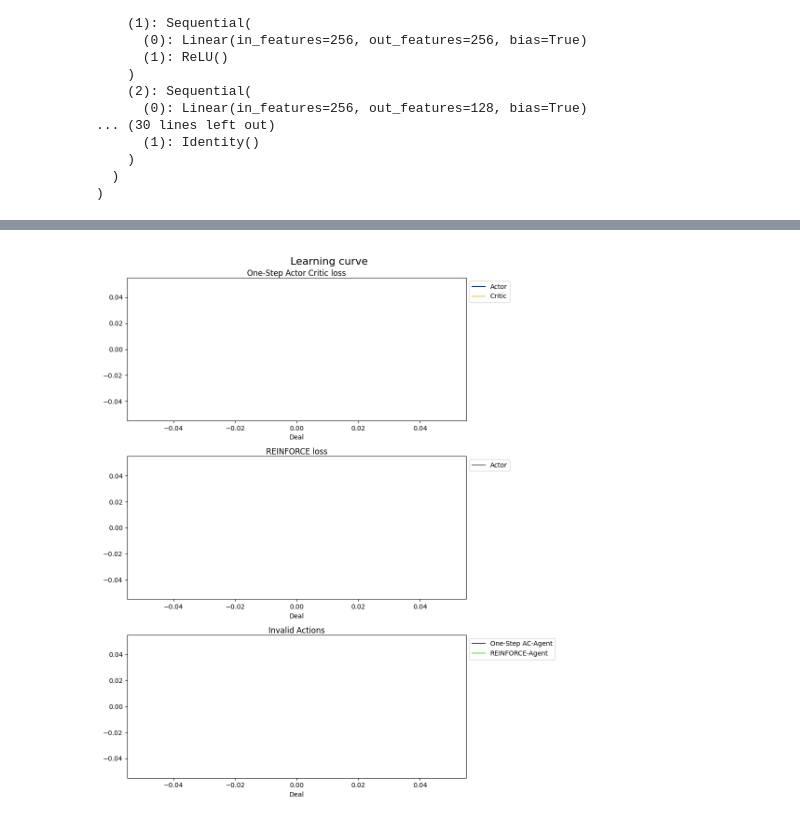
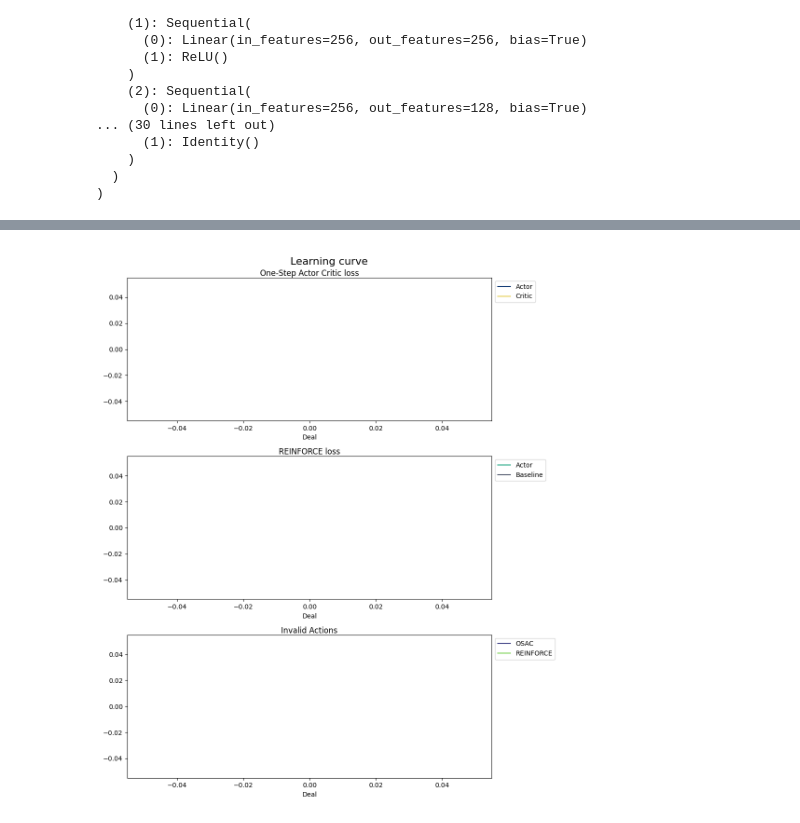
Before and after one commit to k-chr/CardGame, a Jupyter notebook: training.ipynb, the cells around one changed output, grey strips where cells are left out. Cells and saved outputs as stored; diff of their text form; code cells hidden in the pictures.

```diff
--- a/training.ipynb
+++ b/training.ipynb
@@ -74,6 +74,9 @@ class RandomPlayer(Player):
         pass
 # %%
 min_loss = float('inf')
+min_loss_baseline = float('inf')
 min_loss_actor = float('inf')
 min_loss_critic = float('inf')
+min_loss_actor_ppo = float('inf')
+min_loss_critic_ppo = float('inf')
 # %%
@@ -103 +124,5 @@ def plot_invalid_actions(invalid_actions_count: int, agent: Union[REINFORCEAgent
     plot.update({'Invalid Actions':{name:invalid_actions_count}})
+# %%
+ppo_agent = PPOAgent(128, False, 1e-4, 1e-4, gamma=0.99, lambda_gae=0.95, update_interval=10, entropy_coeff=0.01, actor_layers=[256, 256, 128, 64], critic_layers=[256, 256, 128, 64])
+players = [ppo_agent.spawn_worker() for _ in range(3)]
+game = CardGame(ppo_agent, *players, full_deck=False, display=False)
@@ -103,0 +149,17 @@ def plot_invalid_actions(invalid_actions_count: int, agent: Union[REINFORCEAgent
+# %%
+loop = tqdm(range(10000), desc="Episodes", position=0)
+plot = LearningCurvePlot(plot_names=['PPO loss', "Invalid Actions"],
+                         line_names={'PPO loss':['Actor', 'Critic'] , 'Invalid Actions':['PPO']},
+                         line_colors={'PPO loss':[cividis(0.1), cividis(0.9)], 'Invalid Actions':[viridis(0.8)]},
+                         x_label='Deal')
+ppo_agent.set_loss_callback(lambda x: plot_loss_ppo(x, ppo_agent, plot))
+ppo_agent.set_invalid_actions_callback(lambda x: plot_invalid_actions(x, ppo_agent, plot))
+
+async def learn():
+    await asyncio.sleep(1)
+    for _ in loop:
+        game.start()
+        loop.set_postfix({"PPO Actor loss":ppo_agent.losses[-1][0] if ppo_agent.losses else float('inf'), "PPO Critic loss":ppo_agent.losses[-1][1] if ppo_agent.losses else float('inf')})
+        await asyncio.sleep(0.1)
+
+task = asyncio.get_event_loop().create_task(learn())
@@ -104,6 +189,6 @@ def plot_invalid_actions(invalid_actions_count: int, agent: Union[REINFORCEAgent
 # %%
-agent = ACAgent(False, 1e-3, 1e-3, actor_layers=[256, 256, 128, 64], critic_layers=[256, 256, 128, 64])
-agent_2 = REINFORCEAgent(256, False, 5e-4, importance_weighting=True, queue_size=524288, layers=[256, 256, 128, 64])
+agent = ACAgent(False, 1e-3, 1e-3, actor_layers=[256, 256, 128, 64], critic_layers=[256, 256, 128, 64], gamma=0.99999995)
+agent_2 = REINFORCEAgent(128, False, 3e-7, 3e-6, importance_weighting=True, queue_size=524288, baseline_layers=[256, 256, 128, 64], layers=[256, 256, 128, 64])
 players = []
 for i in range(2):
     # p = REINFORCEAgent(128, False, 5e-3, layers=[256, 256, 128, 64], queue_size=42024, importance_weighting=True)
@@ -180,24 +243,24 @@ fig.canvas.draw()
 # %%
 loop = tqdm(range(10000), desc="Episodes", position=0)
 plot = LearningCurvePlot(plot_names=['One-Step Actor Critic loss', 'REINFORCE loss', "Invalid Actions"],
-                         line_names={'One-Step Actor Critic loss':['Actor', 'Critic'], 'REINFORCE loss':['Actor'], 'Invalid Actions':['One-Step AC-Agent', 'REINFORCE-Agent']},
-                         line_colors={'One-Step Actor Critic loss':[cividis(0.1), cividis(0.9)], 'REINFORCE loss':[cividis(0.5)], 'Invalid Actions':[viridis(0.2), viridis(0.8)]},
+                         line_names={'One-Step Actor Critic loss':['Actor', 'Critic'], 'REINFORCE loss':['Actor', 'Baseline'], 'Invalid Actions':['OSAC', 'REINFORCE']},
+                         line_colors={'One-Step Actor Critic loss':[cividis(0.1), cividis(0.9)], 'REINFORCE loss':[viridis(0.6), cividis(0.3)], 'Invalid Actions':[viridis(0.2), viridis(0.8)]},
                          x_label='Deal')
 agent.set_loss_callback(lambda x: plot_loss_ac(x, agent, plot))
 agent.set_invalid_actions_callback(lambda x: plot_invalid_actions(x, agent, plot))
 agent_2.set_loss_callback(lambda x: plot_loss(x, agent_2, plot))
 agent_2.set_invalid_actions_callback(lambda x: plot_invalid_actions(x, agent_2, plot))
 
 async def learn():
     await asyncio.sleep(1)
     for _ in loop:
         game.start()
         loop.set_postfix({'REINFORCE loss':agent_2.losses[-1] if agent_2.losses else float('inf'), "Actor loss":agent.losses[-1][0] if agent.losses else float('inf'), "Critic loss":agent.losses[-1][1] if agent.losses else float('inf')})
         await asyncio.sleep(0.1)
 
 task = asyncio.get_event_loop().create_task(learn())
 # %% [output]
-[figure, old version]
+[figure, new version]
 # %%
 await task
 # %% [output]
```
Also changed, not shown: parts of 19 cells of this notebook, 4 other files.
